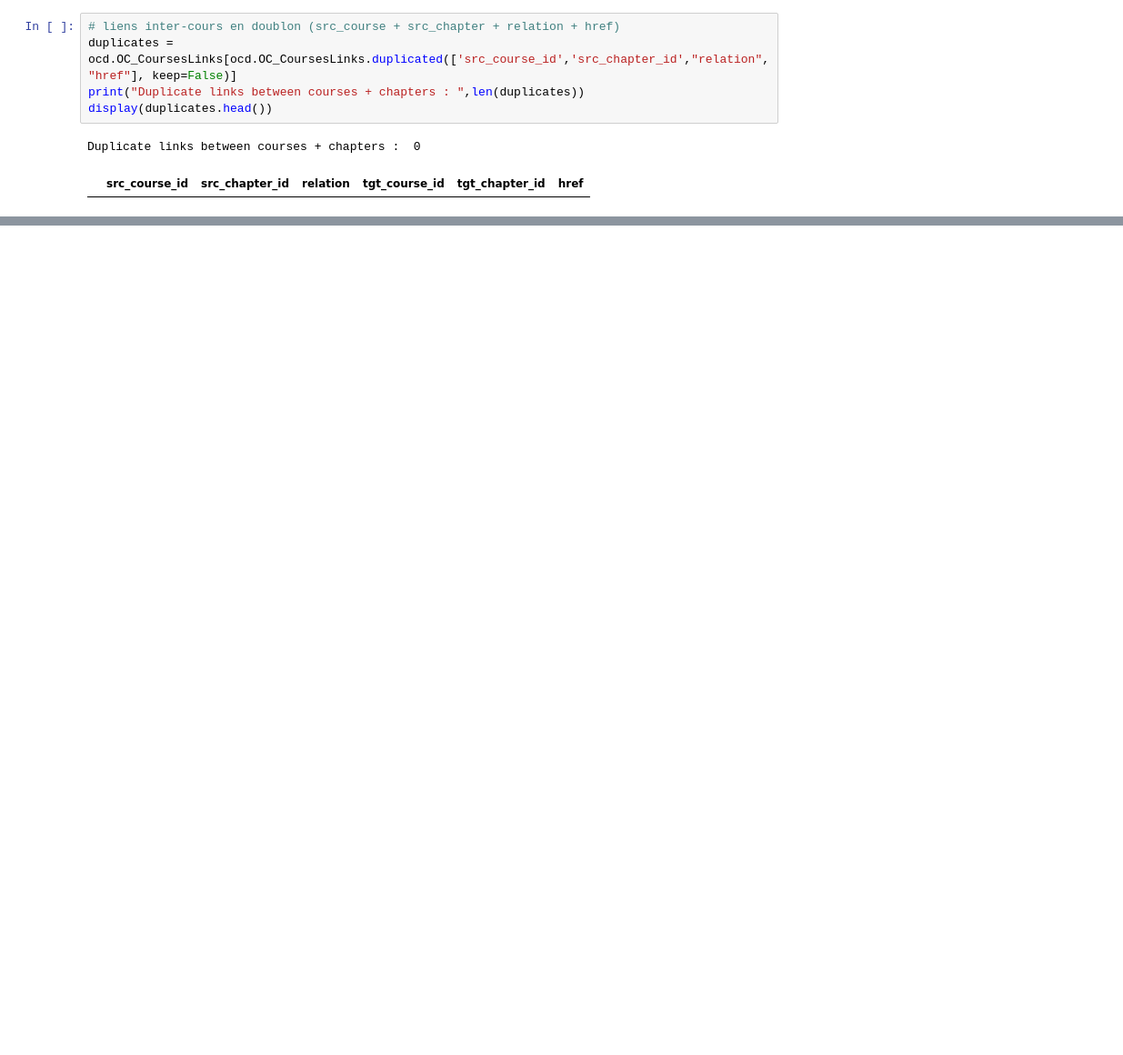
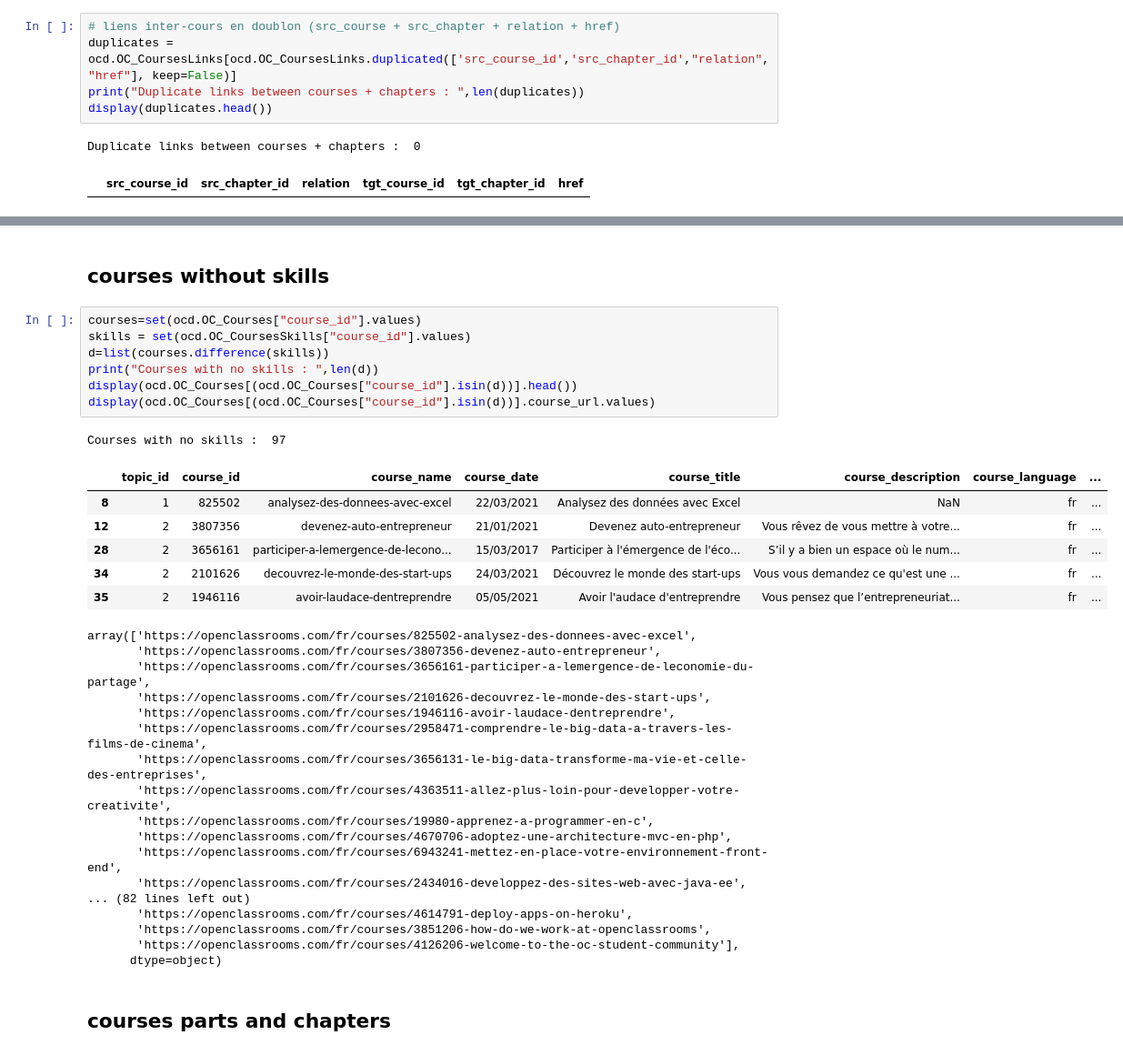
Before and after one commit to TristanV/OCCoursesExplorer, a Jupyter notebook: OCCoursesExplorer_stepbystep.ipynb, the cells around one changed output, grey strips where cells are left out. Shown: that part at 91% size. Drawn from its saved outputs; the diff is of its cells as text; blank space fills up the shorter version.

```diff
--- a/OCCoursesExplorer_stepbystep.ipynb
+++ b/OCCoursesExplorer_stepbystep.ipynb
@@ -212,0 +329,36 @@ Courses with no link at all :  67
+# %% [markdown]
+## courses without skills
+# %%
+courses=set(ocd.OC_Courses["course_id"].values)
+skills = set(ocd.OC_CoursesSkills["course_id"].values)
+d=list(courses.difference(skills))
+print("Courses with no skills : ",len(d))
+display(ocd.OC_Courses[(ocd.OC_Courses["course_id"].isin(d))].head())
+display(ocd.OC_Courses[(ocd.OC_Courses["course_id"].isin(d))].course_url.values)
+# %% [output]
+Courses with no skills :  97
+|  | topic_id | course_id | course_name | course_date | course_title | course_description | course_language | ... |
+| 8 | 1 | 825502 | analysez-des-donnees-avec-excel | 22/03/2021 | Analysez des données avec Excel | NaN | fr | ... |
+| 12 | 2 | 3807356 | devenez-auto-entrepreneur | 21/01/2021 | Devenez auto-entrepreneur | Vous rêvez de vous mettre à votre... | fr | ... |
+| 28 | 2 | 3656161 | participer-a-lemergence-de-lecono... | 15/03/2017 | Participer à l'émergence de l'éco... | S’il y a bien un espace où le num... | fr | ... |
+| 34 | 2 | 2101626 | decouvrez-le-monde-des-start-ups | 24/03/2021 | Découvrez le monde des start-ups | Vous vous demandez ce qu'est une ... | fr | ... |
+| 35 | 2 | 1946116 | avoir-laudace-dentreprendre | 05/05/2021 | Avoir l'audace d'entreprendre | Vous pensez que l’entrepreneuriat... | fr | ... |
+array(['https://openclassrooms.com/fr/courses/825502-analysez-des-donnees-avec-excel',
+       'https://openclassrooms.com/fr/courses/3807356-devenez-auto-entrepreneur',
+       'https://openclassrooms.com/fr/courses/3656161-participer-a-lemergence-de-leconomie-du-partage',
+       'https://openclassrooms.com/fr/courses/2101626-decouvrez-le-monde-des-start-ups',
+       'https://openclassrooms.com/fr/courses/1946116-avoir-laudace-dentreprendre',
+       'https://openclassrooms.com/fr/courses/2958471-comprendre-le-big-data-a-travers-les-films-de-cinema',
+       'https://openclassrooms.com/fr/courses/3656131-le-big-data-transforme-ma-vie-et-celle-des-entreprises',
+       'https://openclassrooms.com/fr/courses/4363511-allez-plus-loin-pour-developper-votre-creativite',
+       'https://openclassrooms.com/fr/courses/19980-apprenez-a-programmer-en-c',
+       'https://openclassrooms.com/fr/courses/4670706-adoptez-une-architecture-mvc-en-php',
+       'https://openclassrooms.com/fr/courses/6943241-mettez-en-place-votre-environnement-front-end',
+       'https://openclassrooms.com/fr/courses/2434016-developpez-des-sites-web-avec-java-ee',
+... (82 lines left out)
+       'https://openclassrooms.com/fr/courses/4614791-deploy-apps-on-heroku',
+       'https://openclassrooms.com/fr/courses/3851206-how-do-we-work-at-openclassrooms',
+       'https://openclassrooms.com/fr/courses/4126206-welcome-to-the-oc-student-community'],
+      dtype=object)
+# %% [markdown]
+## courses parts and chapters
```
Also changed, not shown: parts of 28 cells of this notebook, 12 other files.
